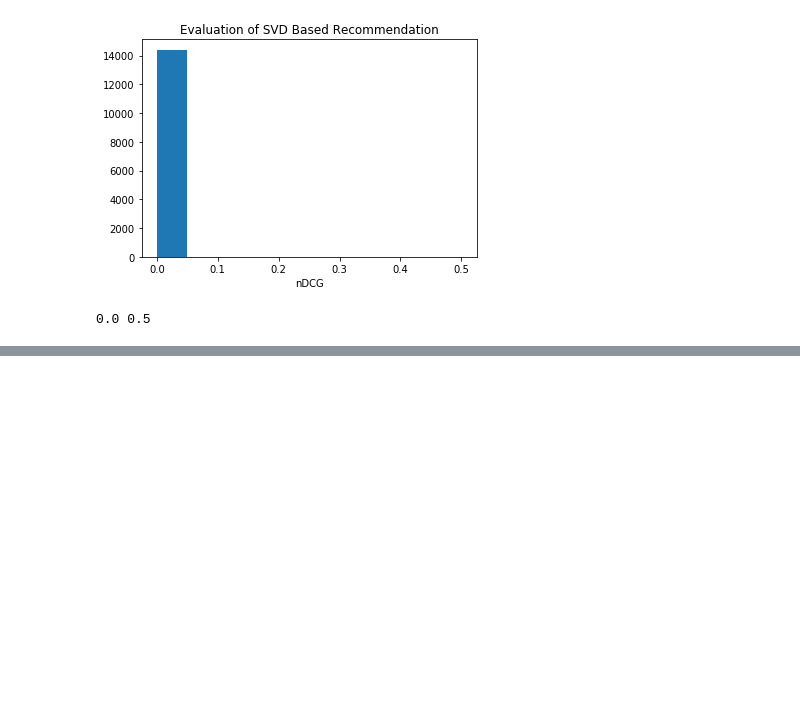
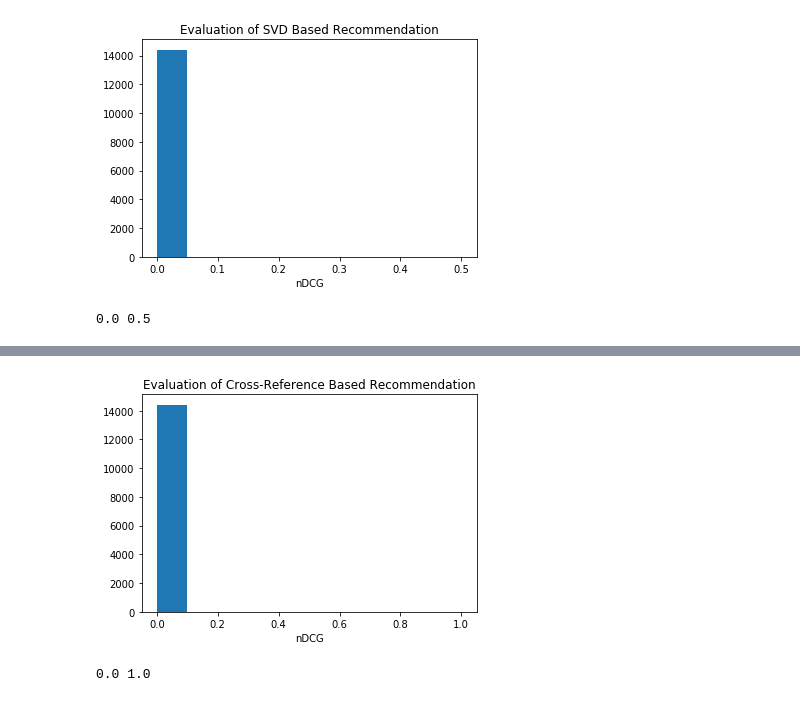
Before and after one commit to wd-doylle/GithubTeamRecommendation, a Jupyter notebook: evaluate.ipynb, the cells around one changed output, grey strips where cells are left out. Drawn from its saved outputs; the diff is of its cells as text; code cells hidden in the pictures; blank space fills up the shorter version.

```diff
--- a/evaluate.ipynb
+++ b/evaluate.ipynb
@@ -102,0 +124,21 @@ print(min(NDCGs),max(NDCGs))
+# %%
+recommendations = {}
+with open('recommend_random_walk_ref.json') as rj:
+    for l in rj.readlines():
+        line = l.strip().split('\t')
+        repo = line[0]
+        recs = line[1:]
+        recommendations[repo] = recs
+# %%
+NDCGs = []
+for repo in recommendations:
+    NDCGs.append(NDCG(repo,recommendations[repo],team_target))
+plt.hist(NDCGs)
+plt.xlabel("nDCG")
+plt.title("Evaluation of Cross-Reference Based Recommendation")
+plt.savefig('evaluate_ref.jpg',bbox='tight')
+plt.show()
+print(min(NDCGs),max(NDCGs))
+# %% [output]
+[figure, added]
+0.0 1.0
```
Also changed, not shown: parts of 4 cells of this notebook, 9 other files.
